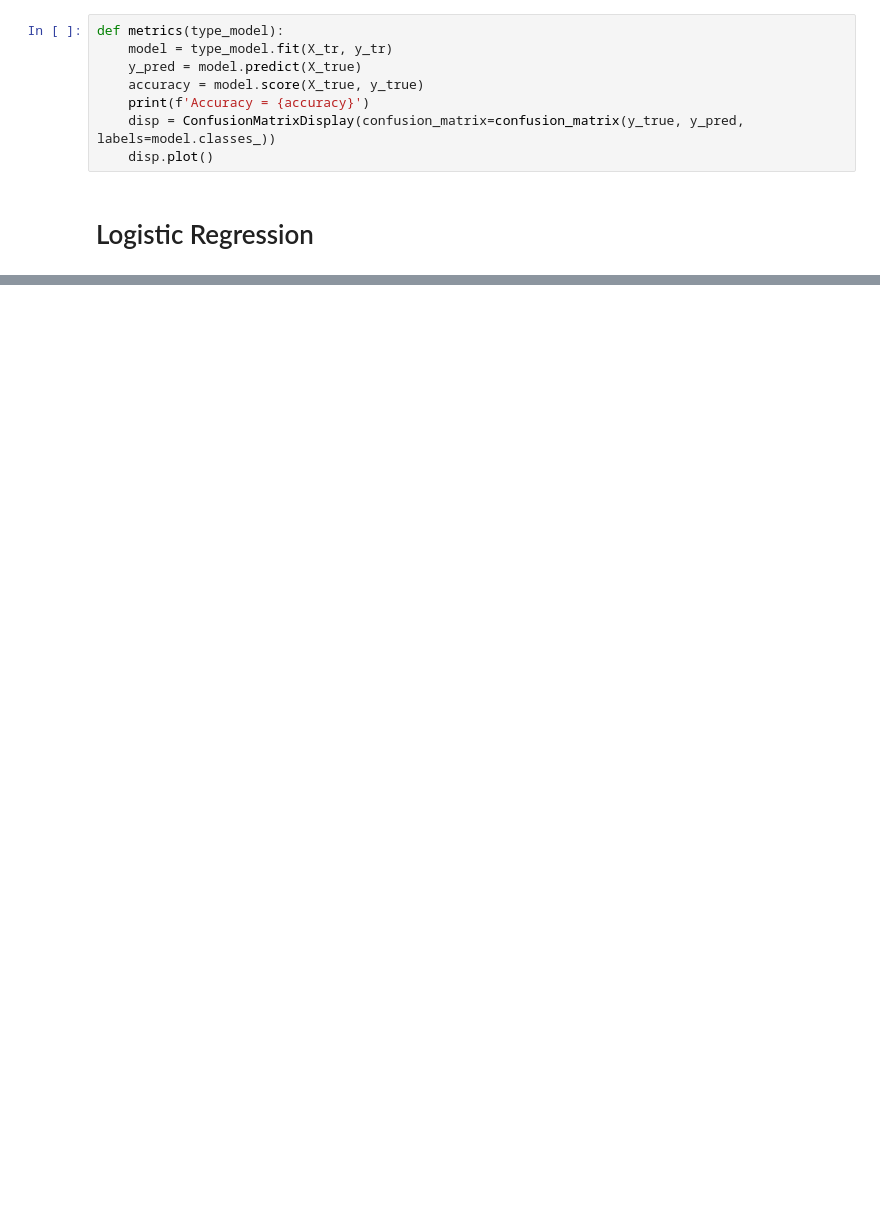
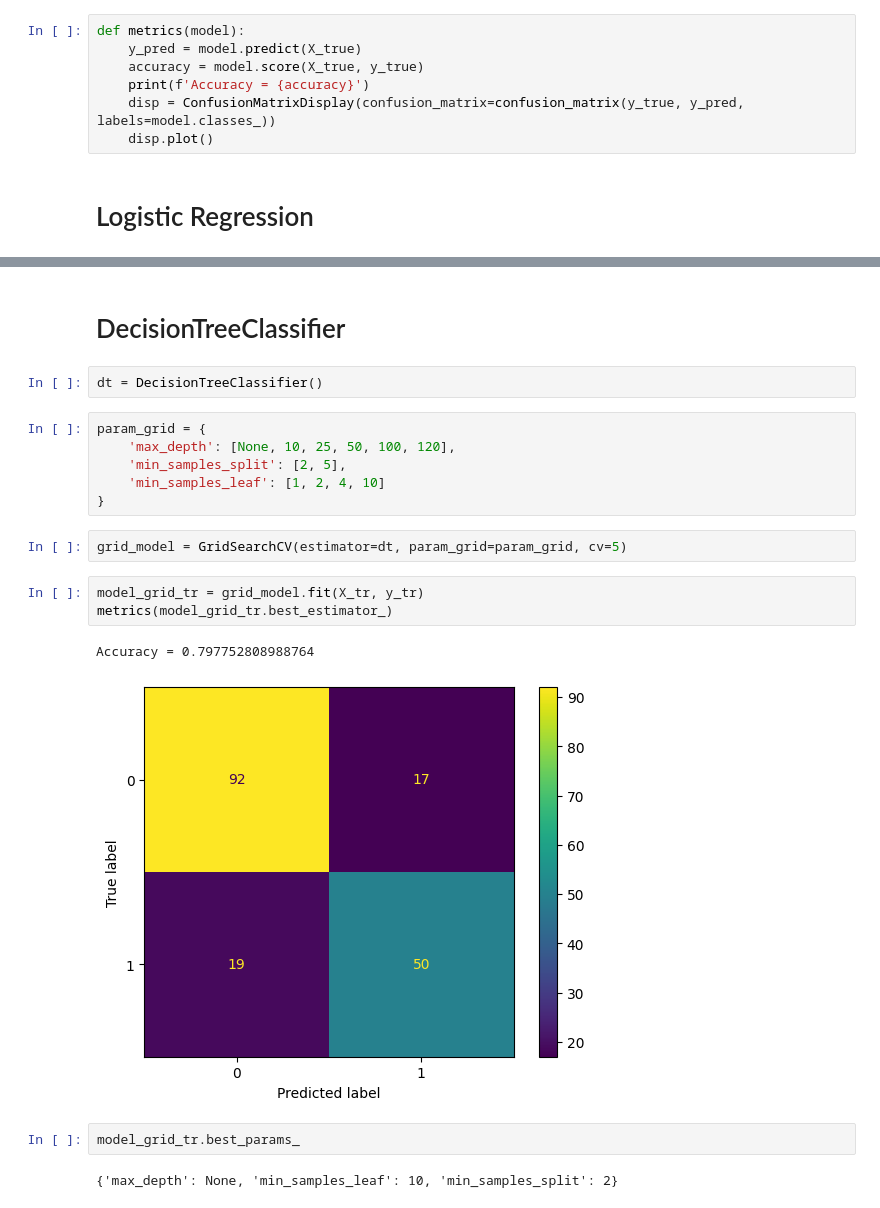
Before and after one commit to giulerg/Titanic, a Jupyter notebook: titanic.ipynb, the cells around one changed output, grey strips where cells are left out. Drawn from its saved outputs; the diff is of its cells as text; blank space fills up the shorter version.

```diff
--- a/titanic.ipynb
+++ b/titanic.ipynb
@@ -224,8 +225,7 @@ array([[ 0.82520863,  0.37070318, -0.47519908, ...,  0.73534203,
 # %%
 X_tr, X_true, y_tr, y_true = train_test_split(X_train_scaled, y_train, test_size=0.2, random_state=42)
 # %%
-def metrics(type_model):
-    model = type_model.fit(X_tr, y_tr)
+def metrics(model):
     y_pred = model.predict(X_true)
     accuracy = model.score(X_true, y_true)
     print(f'Accuracy = {accuracy}')
@@ -239,3 +240,25 @@ metrics(log_reg)
 # %% [output]
 Accuracy = 0.7865168539325843
 [figure]
+# %% [markdown]
+# DecisionTreeClassifier
+# %%
+dt = DecisionTreeClassifier()
+# %%
+param_grid = {
+    'max_depth': [None, 10, 25, 50, 100, 120],
+    'min_samples_split': [2, 5],
+    'min_samples_leaf': [1, 2, 4, 10]
+}
+# %%
+grid_model = GridSearchCV(estimator=dt, param_grid=param_grid, cv=5)
+# %%
+model_grid_tr = grid_model.fit(X_tr, y_tr)
+metrics(model_grid_tr.best_estimator_)
+# %% [output]
+Accuracy = 0.797752808988764
+[figure, added]
+# %%
+model_grid_tr.best_params_
+# %% [output]
+{'max_depth': None, 'min_samples_leaf': 10, 'min_samples_split': 2}
```
Also changed, not shown: parts of 12 cells of this notebook.
